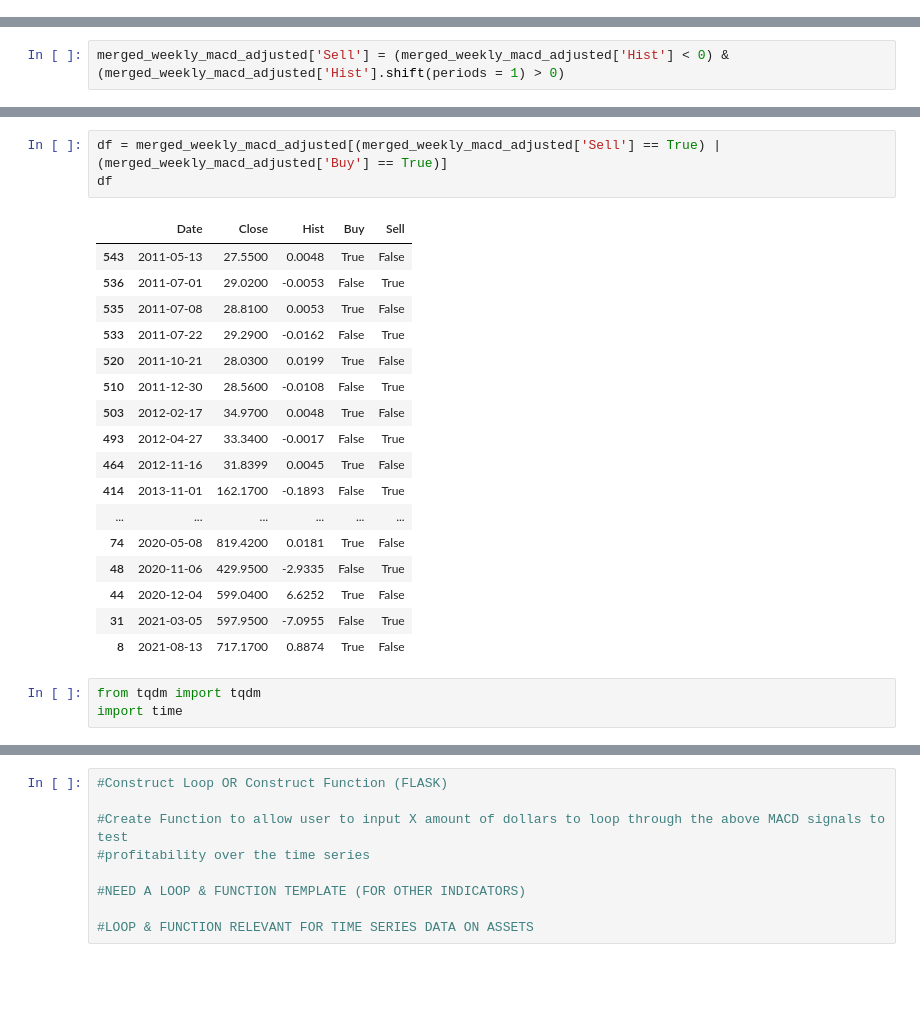
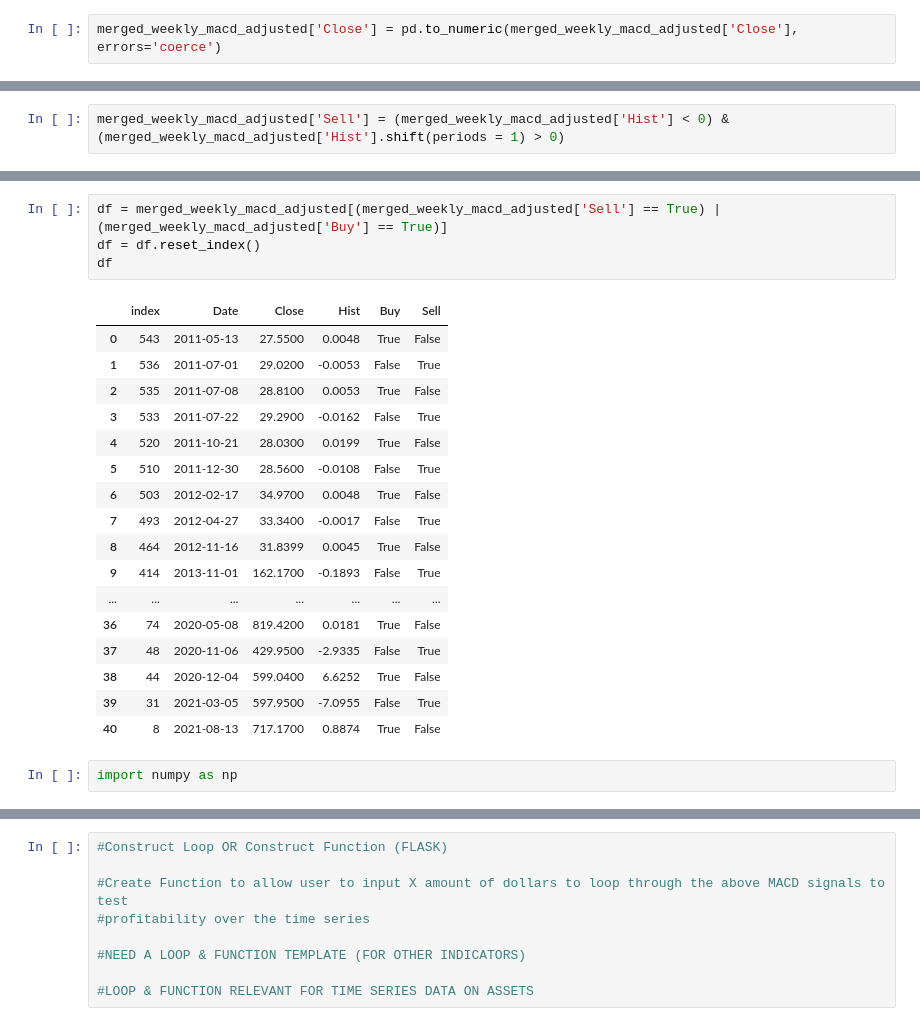
Before and after one commit to PadraicMellett/Project-2-Crypto-Indicator, a Jupyter notebook: tesla_weekly_data.ipynb, the cells around one changed output, grey strips where cells are left out. Cells and saved outputs as stored; diff of their text form; blank space fills up the shorter version.

```diff
--- a/tesla_weekly_data.ipynb
+++ b/tesla_weekly_data.ipynb
@@ -152,6 +152,8 @@ Date     object
 Close    object
 Hist     object
 dtype: object
+# %%
+merged_weekly_macd_adjusted['Close'] = pd.to_numeric(merged_weekly_macd_adjusted['Close'], errors='coerce')
 # %%
 merged_weekly_macd_adjusted['Hist'] = pd.to_numeric(merged_weekly_macd_adjusted['Hist'], errors='coerce')
 # %%
@@ -188,24 +190,24 @@ merged_weekly_macd_adjusted.head(50)
 # %%
 df = merged_weekly_macd_adjusted[(merged_weekly_macd_adjusted['Sell'] == True) | (merged_weekly_macd_adjusted['Buy'] == True)]
+df = df.reset_index()
 df
 # %% [output]
-|  | Date | Close | Hist | Buy | Sell |
-| 543 | 2011-05-13 | 27.5500 | 0.0048 | True | False |
-| 536 | 2011-07-01 | 29.0200 | -0.0053 | False | True |
-| 535 | 2011-07-08 | 28.8100 | 0.0053 | True | False |
-| 533 | 2011-07-22 | 29.2900 | -0.0162 | False | True |
-| 520 | 2011-10-21 | 28.0300 | 0.0199 | True | False |
-| 510 | 2011-12-30 | 28.5600 | -0.0108 | False | True |
-| 503 | 2012-02-17 | 34.9700 | 0.0048 | True | False |
-| 493 | 2012-04-27 | 33.3400 | -0.0017 | False | True |
-| 464 | 2012-11-16 | 31.8399 | 0.0045 | True | False |
-| 414 | 2013-11-01 | 162.1700 | -0.1893 | False | True |
-| ... | ... | ... | ... | ... | ... |
-| 74 | 2020-05-08 | 819.4200 | 0.0181 | True | False |
-| 48 | 2020-11-06 | 429.9500 | -2.9335 | False | True |
-| 44 | 2020-12-04 | 599.0400 | 6.6252 | True | False |
-| 31 | 2021-03-05 | 597.9500 | -7.0955 | False | True |
-| 8 | 2021-08-13 | 717.1700 | 0.8874 | True | False |
+|  | index | Date | Close | Hist | Buy | Sell |
+| 0 | 543 | 2011-05-13 | 27.5500 | 0.0048 | True | False |
+| 1 | 536 | 2011-07-01 | 29.0200 | -0.0053 | False | True |
+| 2 | 535 | 2011-07-08 | 28.8100 | 0.0053 | True | False |
+| 3 | 533 | 2011-07-22 | 29.2900 | -0.0162 | False | True |
+| 4 | 520 | 2011-10-21 | 28.0300 | 0.0199 | True | False |
+| 5 | 510 | 2011-12-30 | 28.5600 | -0.0108 | False | True |
+| 6 | 503 | 2012-02-17 | 34.9700 | 0.0048 | True | False |
+| 7 | 493 | 2012-04-27 | 33.3400 | -0.0017 | False | True |
+| 8 | 464 | 2012-11-16 | 31.8399 | 0.0045 | True | False |
+| 9 | 414 | 2013-11-01 | 162.1700 | -0.1893 | False | True |
+| ... | ... | ... | ... | ... | ... | ... |
+| 36 | 74 | 2020-05-08 | 819.4200 | 0.0181 | True | False |
+| 37 | 48 | 2020-11-06 | 429.9500 | -2.9335 | False | True |
+| 38 | 44 | 2020-12-04 | 599.0400 | 6.6252 | True | False |
+| 39 | 31 | 2021-03-05 | 597.9500 | -7.0955 | False | True |
+| 40 | 8 | 2021-08-13 | 717.1700 | 0.8874 | True | False |
-# %%
-from tqdm import tqdm
-import time
+# %%
+import numpy as np
```
Also changed, not shown: parts of 14 cells of this notebook.
